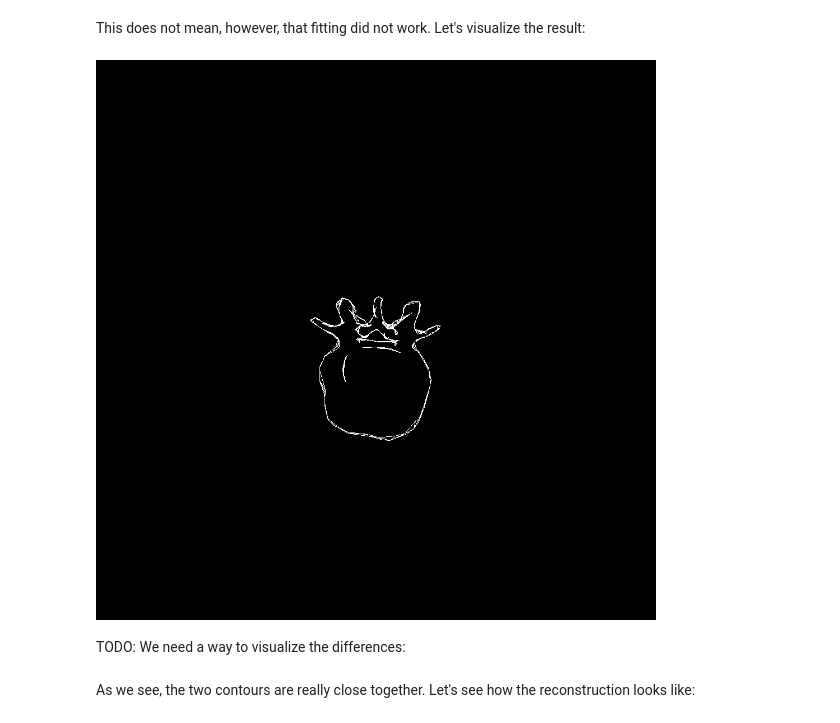
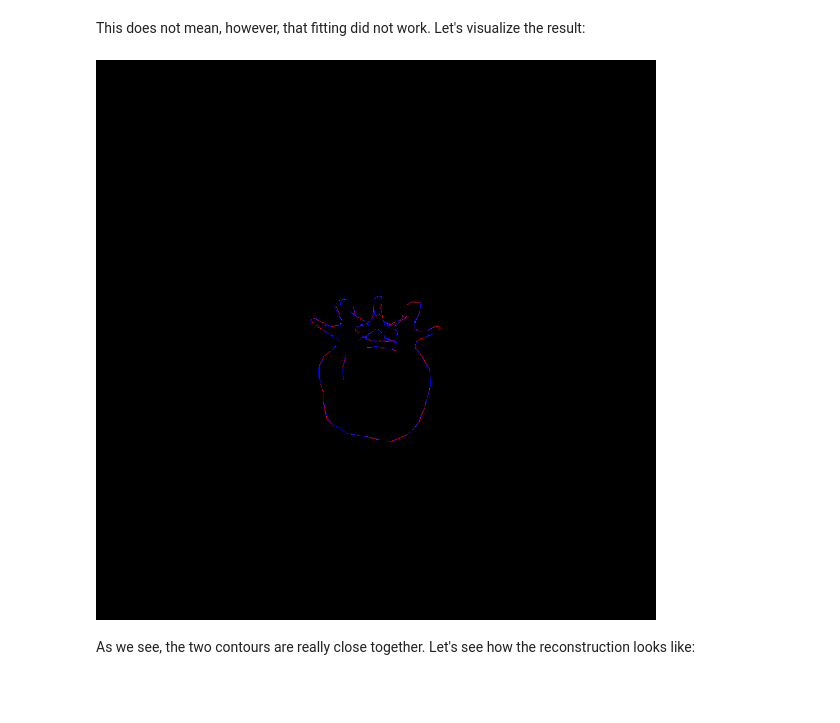
Before and after one commit to shape-the-world/big-data-africa-23, a Jupyter notebook: notebooks/shape-fitting.ipynb, the cells around one changed output. Saved outputs shown, nothing was run; the diff lists cells and outputs as text; code cells hidden in the pictures; blank space fills up the shorter version.

```diff
--- a/notebooks/shape-fitting.ipynb
+++ b/notebooks/shape-fitting.ipynb
@@ -202,12 +211,9 @@ This does not mean, however, that fitting did not work. Let's visualize the resu
 # %%
 val bestMesh = vertebraModel.instance(bestSample.parameters.coefficients)
 val bestConour = ContourRenderer.projectMeshContours(bestMesh, sensorDistance, sourceLocation)
-
-ContourRenderer.renderMeshContour(bestConour, 1000, 1000).show()
+ContourRenderer.renderMeshContours(Seq((bestConour, RGB(1.0, 0, 0)), (targetContour, RGB(0, 0, 1.0))), 1000, 1000).show()
 # %% [output]
-[figure, old version]
+[figure, new version]
-# %% [markdown]
-TODO: We need a way to visualize the differences:
 # %% [markdown]
 As we see, the two contours are really close together. Let's see how the reconstruction looks like:
 # %%
```
Also changed, not shown: parts of 13 cells of this notebook.
